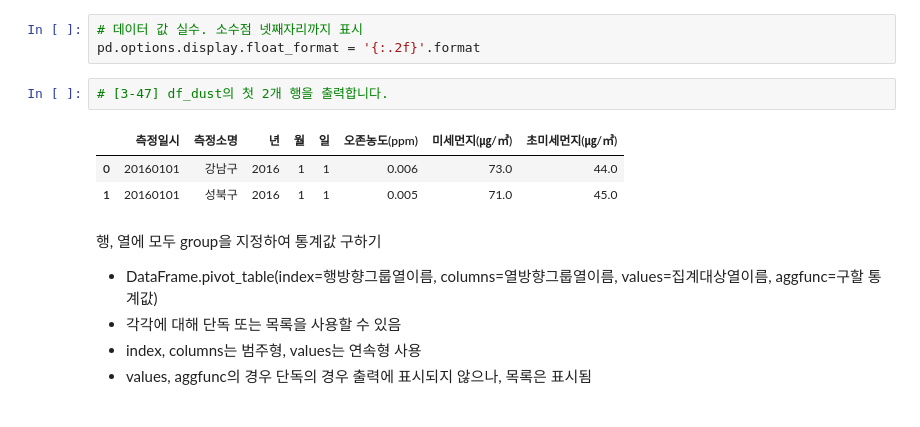
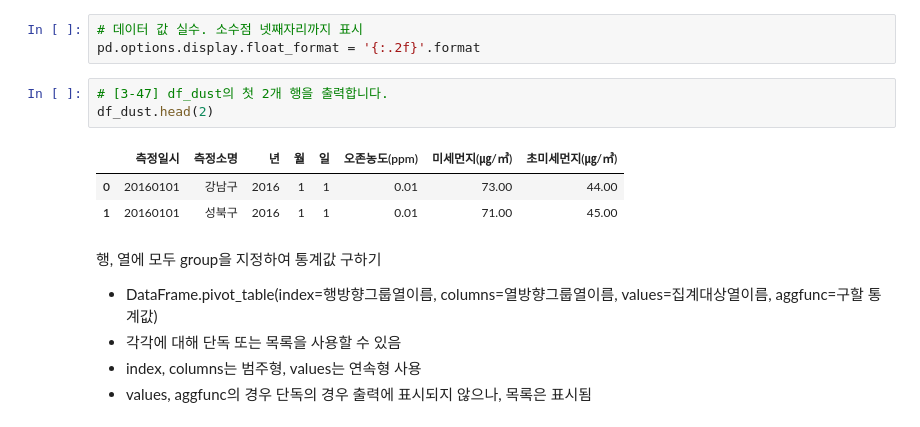
Before and after one commit to localtic/bigdata, a Jupyter notebook: [pandas_03]_fine_dust_LAB.ipynb, the cells around one changed output. Cells and saved outputs as stored; diff of their text form.

```diff
--- a/[pandas_03]_fine_dust_LAB.ipynb
+++ b/[pandas_03]_fine_dust_LAB.ipynb
@@ -828,10 +828,11 @@ with shelve.open('mydata') as data:
 pd.options.display.float_format = '{:.2f}'.format
 # %%
 # [3-47] df_dust의 첫 2개 행을 출력합니다.
+df_dust.head(2)
 # %% [output]
 |  | 측정일시 | 측정소명 | 년 | 월 | 일 | 오존농도(ppm) | 미세먼지(㎍/㎥) | 초미세먼지(㎍/㎥) |
-| 0 | 20160101 | 강남구 | 2016 | 1 | 1 | 0.006 | 73.0 | 44.0 |
-| 1 | 20160101 | 성북구 | 2016 | 1 | 1 | 0.005 | 71.0 | 45.0 |
+| 0 | 20160101 | 강남구 | 2016 | 1 | 1 | 0.01 | 73.00 | 44.00 |
+| 1 | 20160101 | 성북구 | 2016 | 1 | 1 | 0.01 | 71.00 | 45.00 |
 # %% [markdown]
 행, 열에 모두 group을 지정하여 통계값 구하기
 - DataFrame.pivot_table(index=행방향그룹열이름, columns=열방향그룹열이름, values=집계대상열이름, aggfunc=구할 통계값)
```
Also changed, not shown: parts of 12 cells of this notebook.
